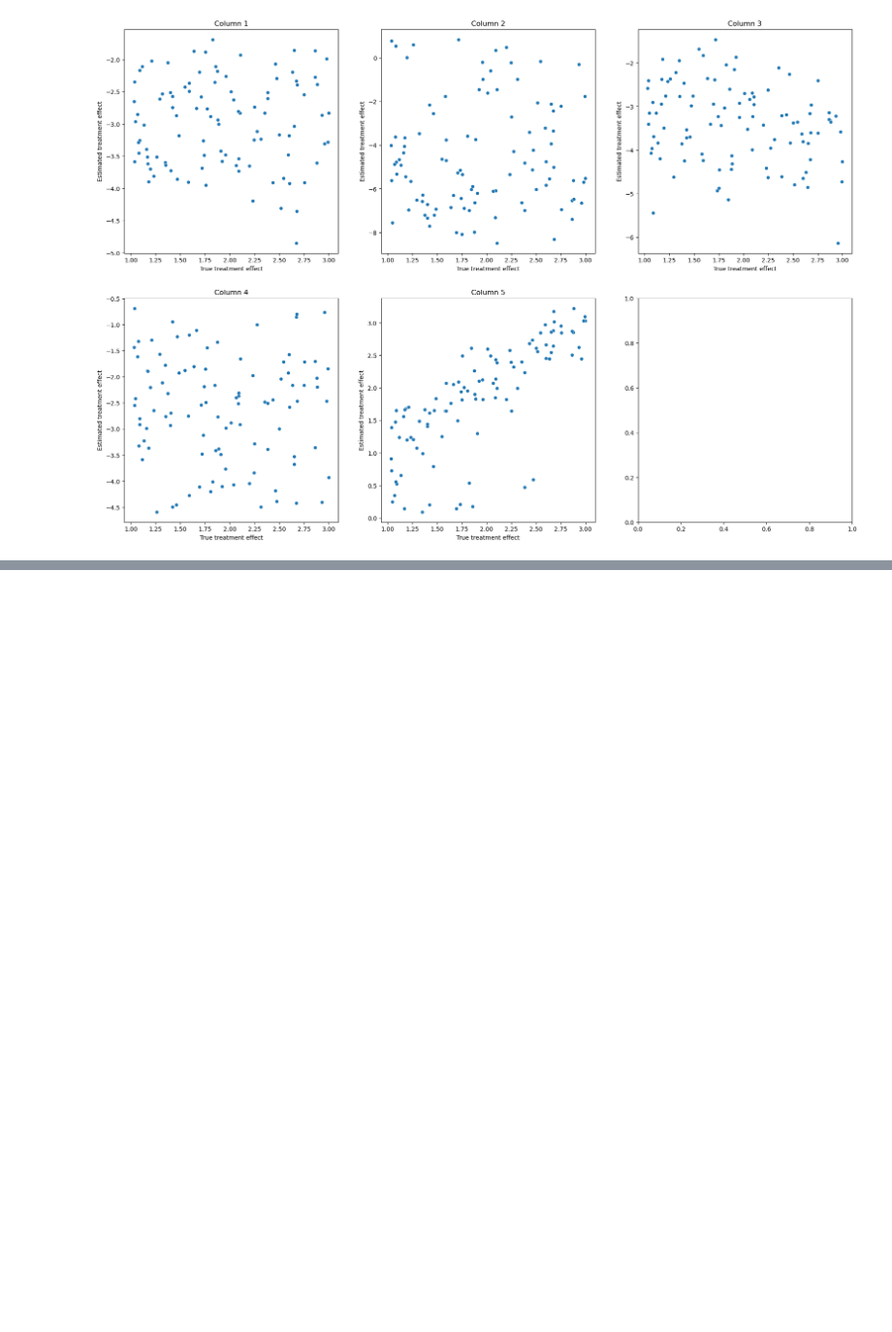
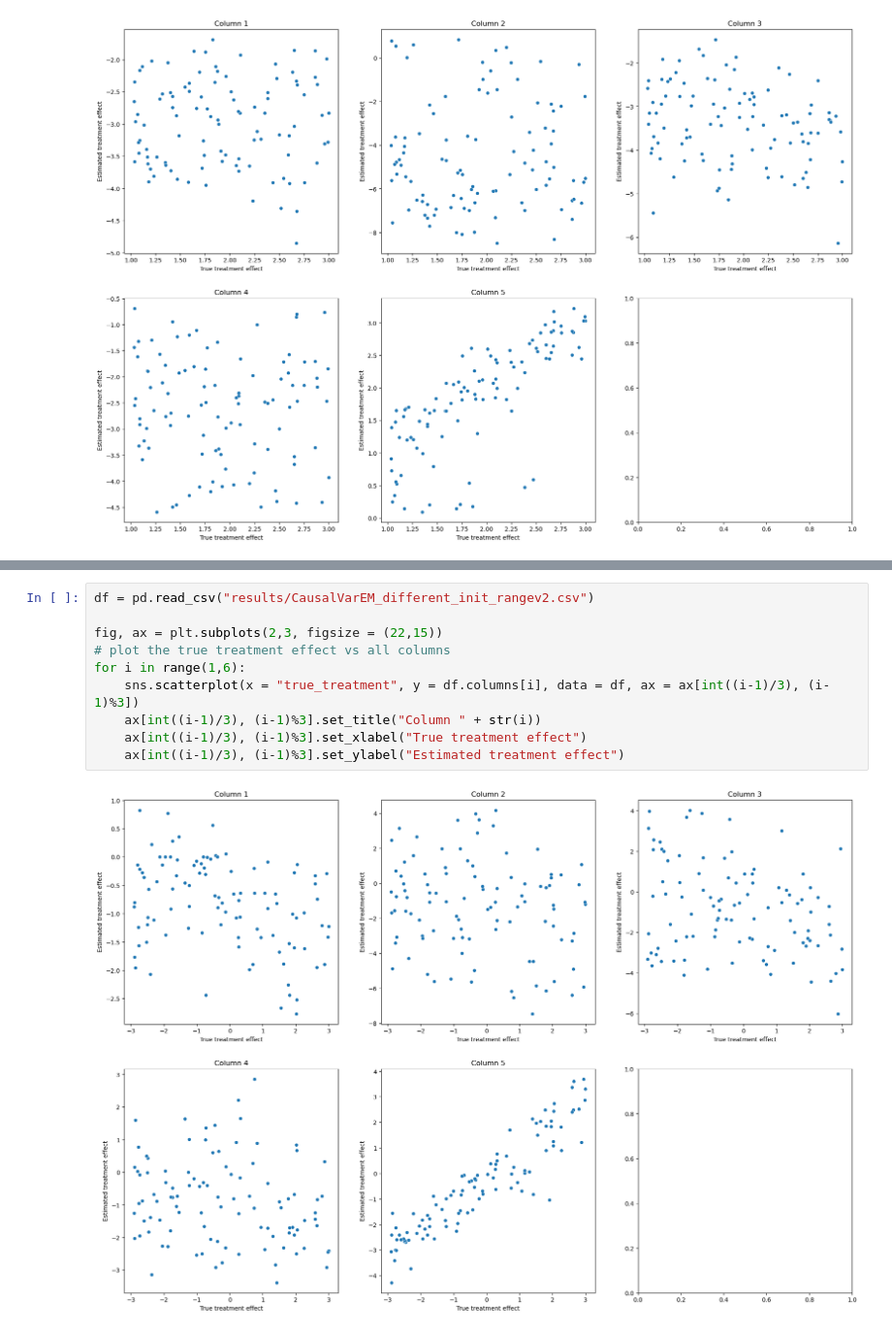
Before and after one commit to malo4300/ICA_IV, a Jupyter notebook: init_range.ipynb, the cells around one changed output, grey strips where cells are left out. Shown at 97% size. Drawn from its saved outputs; the diff is of its cells as text; blank space fills up the shorter version.

```diff
--- a/init_range.ipynb
+++ b/init_range.ipynb
@@ -79,0 +120,12 @@ vioplot(df)
+# %%
+df = pd.read_csv("results/CausalVarEM_different_init_rangev2.csv")
+
+fig, ax = plt.subplots(2,3, figsize = (22,15))
+# plot the true treatment effect vs all columns
+for i in range(1,6):
+    sns.scatterplot(x = "true_treatment", y = df.columns[i], data = df, ax = ax[int((i-1)/3), (i-1)%3])
+    ax[int((i-1)/3), (i-1)%3].set_title("Column " + str(i))
+    ax[int((i-1)/3), (i-1)%3].set_xlabel("True treatment effect")
+    ax[int((i-1)/3), (i-1)%3].set_ylabel("Estimated treatment effect")
+# %% [output]
+[figure, added]
```
Also changed, not shown: parts of 6 cells of this notebook.
